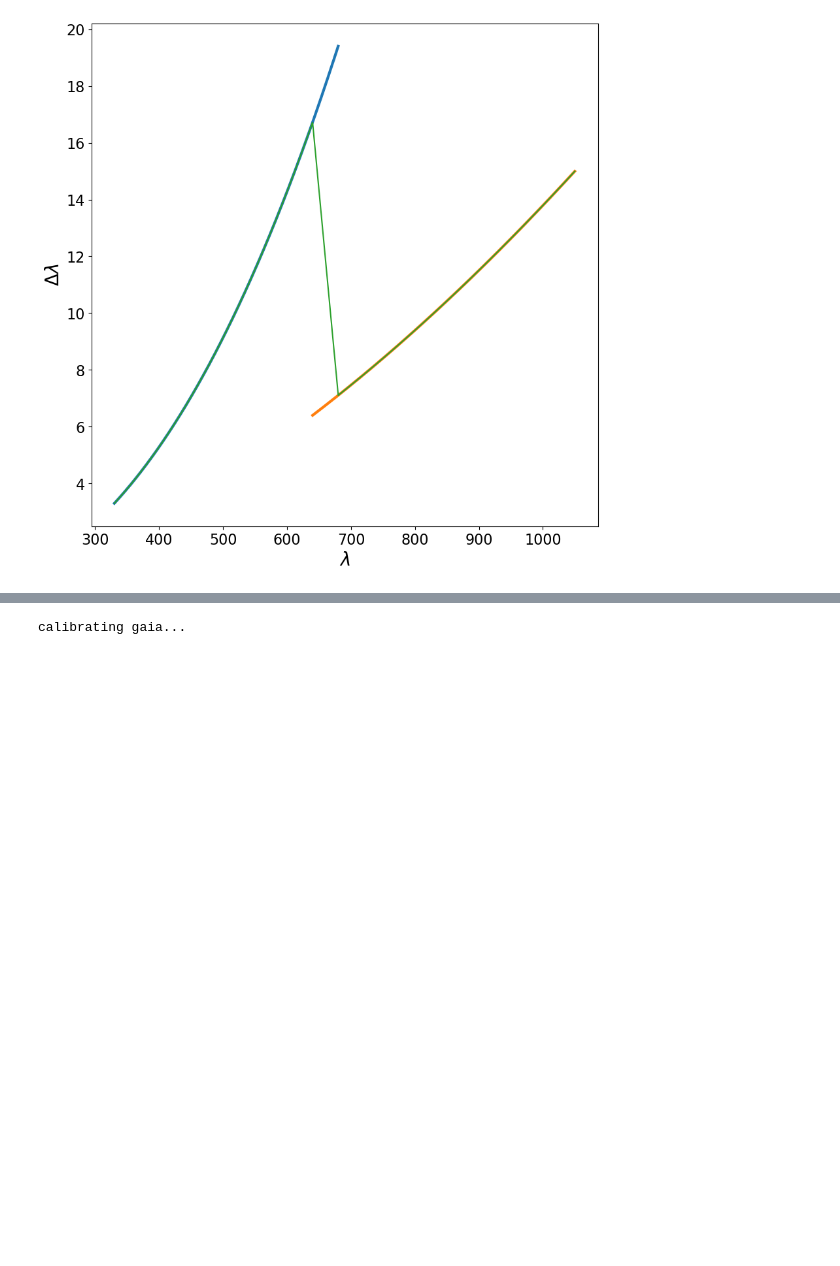
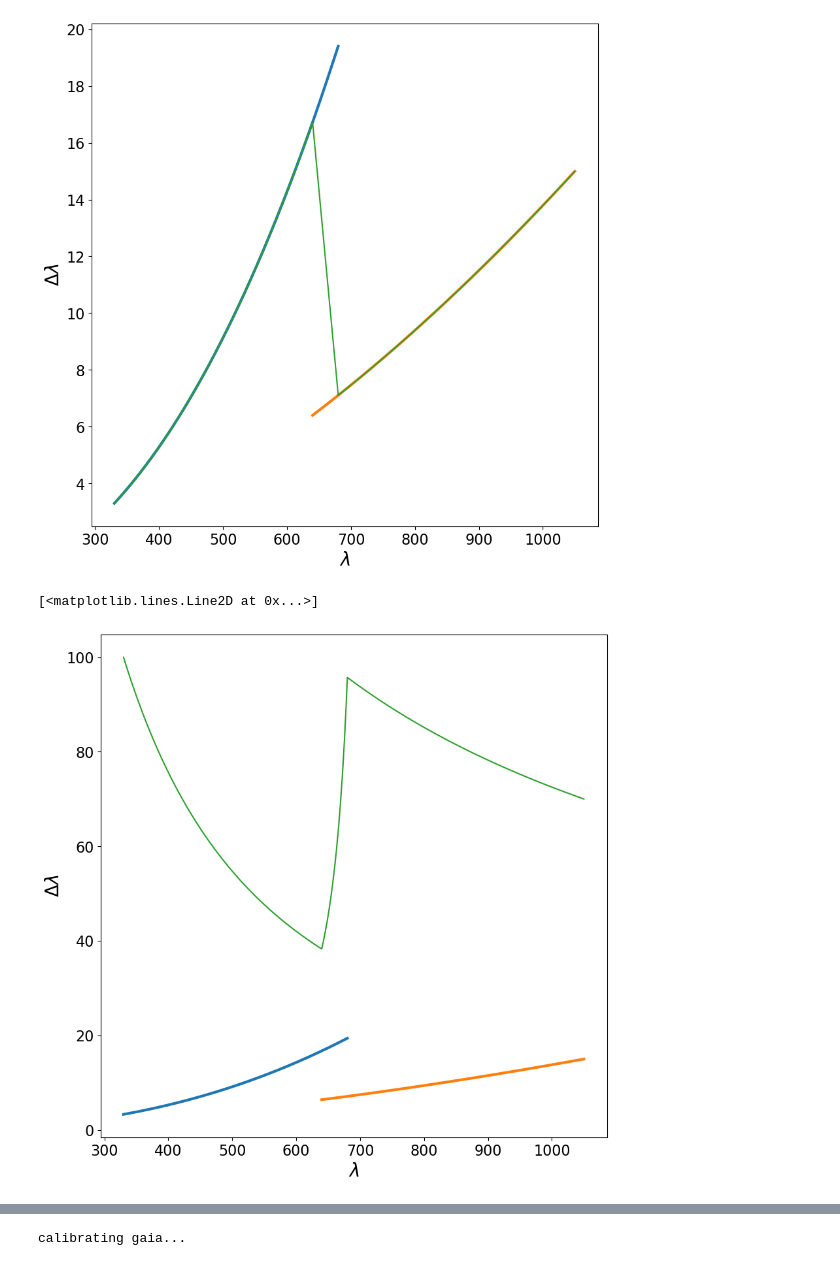
Before and after one commit to NoaVidovic/gaia-sdss, a Jupyter notebook: src/find_k.ipynb, the cells around one changed output, grey strips where cells are left out. Saved outputs shown, nothing was run; the diff lists cells and outputs as text; code cells hidden in the pictures; blank space fills up the shorter version.

```diff
--- a/src/find_k.ipynb
+++ b/src/find_k.ipynb
@@ -77,6 +77,36 @@ plt.plot(x, deltaXP(x))
 # %% [output]
 [<matplotlib.lines.Line2D at 0x...>]
 [figure]
+# %%
+x1 = np.linspace(330, 680, 1000)
+y1 = 3.30 * (x1/330)**2.45
+
+x2 = np.linspace(640, 1050, 1000)
+y2 = 6.40 * (x2/640)**1.72
+
+plt.figure(figsize=(10, 10))
+plt.plot(x1, y1, lw=3)
+plt.plot(x2, y2, lw=3)
+
+def deltaXP(wvl):
+    y1 = lambda x: 3.30 * (x/330)**2.45
+    y2 = lambda x: 6.40 * (x/640)**1.72
+    y_mid = lambda x: (y2(680) * (x - 640) + y1(640) * (680 - x))/40
+
+    return np.piecewise(wvl, \
+                        [wvl < 640, (640 <= wvl) & (wvl <= 680), wvl > 680], \
+                        [y1, y_mid, y2])
+#     return np.piecewise(wvl, \
+#                         [wvl < 660, wvl >= 660], \
+#                         [y1, y2])
+
+x = np.linspace(330, 1050, 2000)
+plt.xlabel('$\\lambda$')
+plt.ylabel('$\\Delta\\lambda$')
+plt.plot(x, x/deltaXP(x))
+# %% [output]
+[<matplotlib.lines.Line2D at 0x...>]
+[figure, added]
 # %%
 def plot_conv(*, gaia_id=None, sdss_id=None, k=1):
     if gaia_id is None and sdss_id is None:
```
Also changed, not shown: parts of 11 cells of this notebook, 13 other files.
